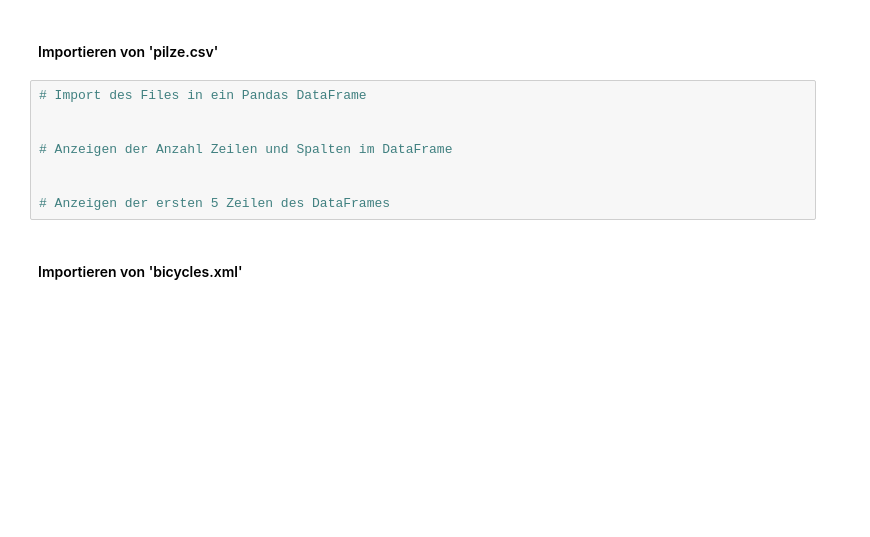
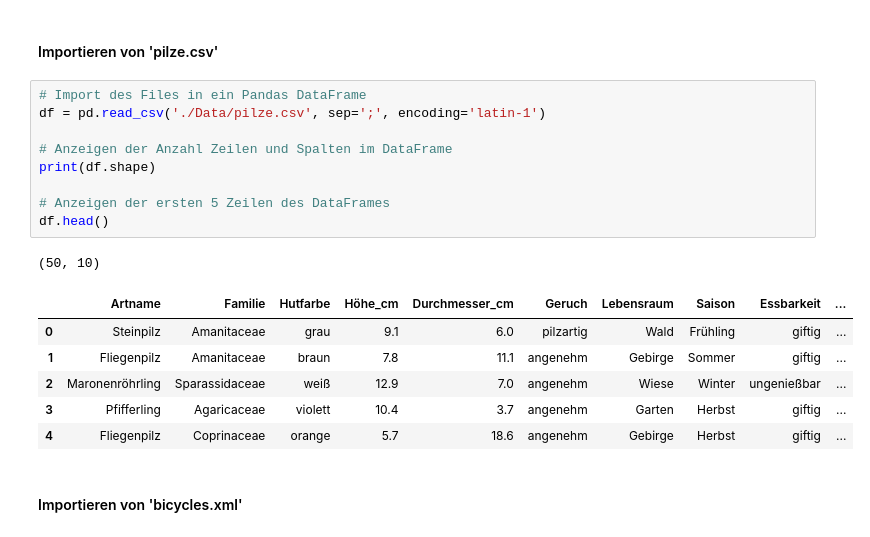
Before and after one commit to pfrei2/data_ingestion, a Jupyter notebook: Probeprüfung/AP01_Advanced_Data_Collection_Methods.ipynb, the cells around one changed output. Drawn from its saved outputs; the diff is of its cells as text; blank space fills up the shorter version.

```diff
--- a/Probeprüfung/AP01_Advanced_Data_Collection_Methods.ipynb
+++ b/Probeprüfung/AP01_Advanced_Data_Collection_Methods.ipynb
@@ -135,12 +155,21 @@ Tipp: In einem Fall muss das spezielle Encoding (latin-1) und der spezielle Sepa
 #### Importieren von 'pilze.csv'
 # %%
 # Import des Files in ein Pandas DataFrame
-
+df = pd.read_csv('./Data/pilze.csv', sep=';', encoding='latin-1')
 
 # Anzeigen der Anzahl Zeilen und Spalten im DataFrame
-
+print(df.shape)
 
 # Anzeigen der ersten 5 Zeilen des DataFrames
+df.head()
+# %% [output]
+(50, 10)
+|  | Artname | Familie | Hutfarbe | Höhe_cm | Durchmesser_cm | Geruch | Lebensraum | Saison | Essbarkeit | ... |
+| 0 | Steinpilz | Amanitaceae | grau | 9.1 | 6.0 | pilzartig | Wald | Frühling | giftig | ... |
+| 1 | Fliegenpilz | Amanitaceae | braun | 7.8 | 11.1 | angenehm | Gebirge | Sommer | giftig | ... |
+| 2 | Maronenröhrling | Sparassidaceae | weiß | 12.9 | 7.0 | angenehm | Wiese | Winter | ungenießbar | ... |
+| 3 | Pfifferling | Agaricaceae | violett | 10.4 | 3.7 | angenehm | Garten | Herbst | giftig | ... |
+| 4 | Fliegenpilz | Coprinaceae | orange | 5.7 | 18.6 | angenehm | Gebirge | Herbst | giftig | ... |
 # %% [markdown]
 #### Importieren von 'bicycles.xml'
 # %%
```
Also changed, not shown: parts of 12 cells of this notebook.
